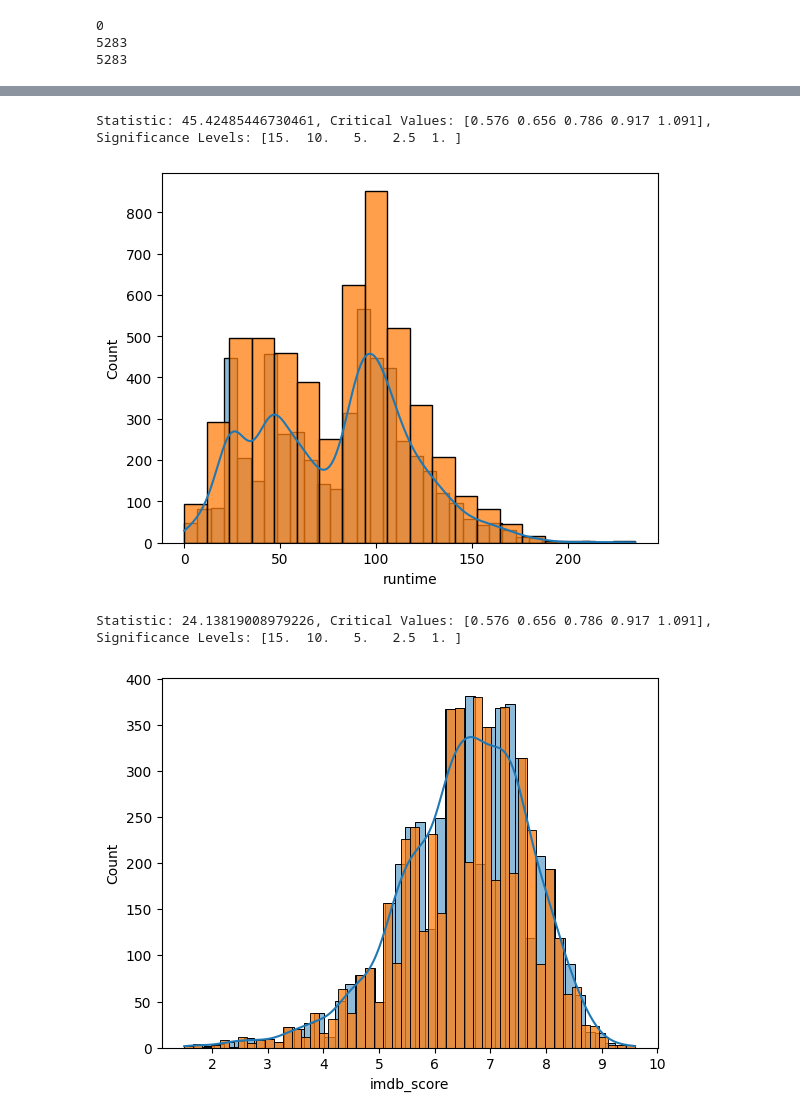
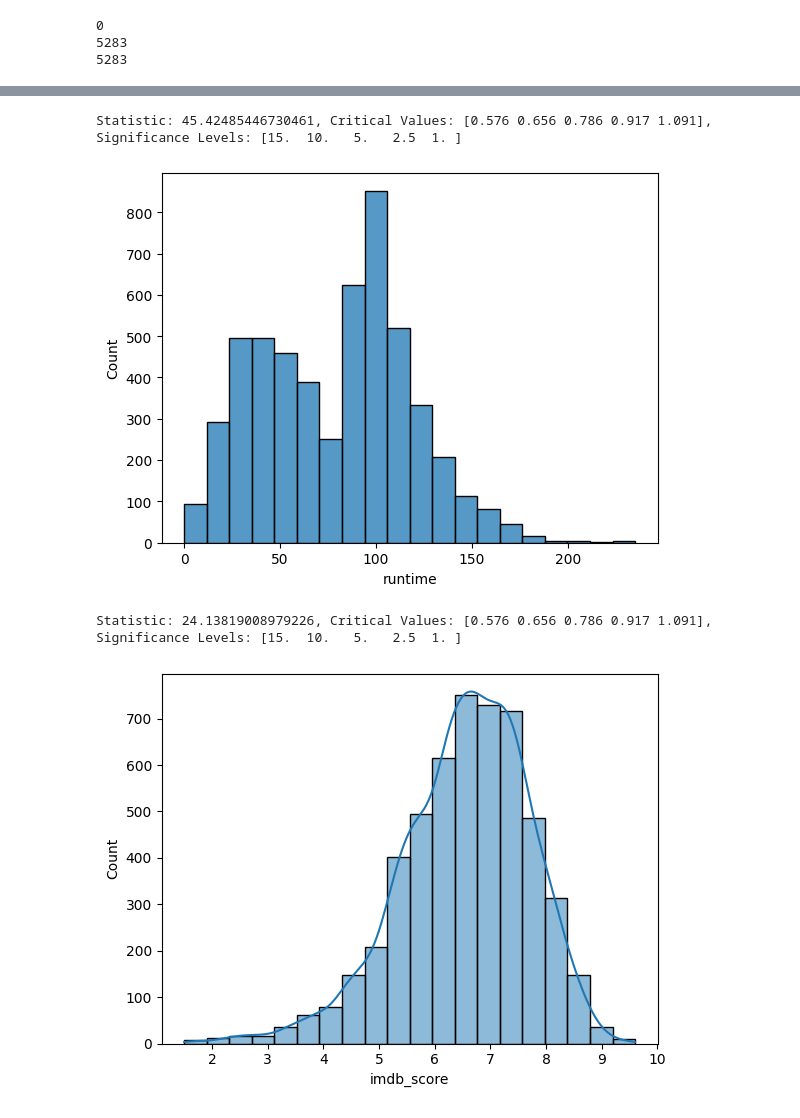
Before and after one commit to AllaKop/Netflix_IMDB_Scores, a Jupyter notebook: Netflix.ipynb, the cells around one changed output, grey strips where cells are left out. Drawn from its saved outputs; the diff is of its cells as text; code cells hidden in the pictures.

```diff
--- a/Netflix.ipynb
+++ b/Netflix.ipynb
@@ -2,8 +2,8 @@
 import pandas as pd
 # %%
 file_path = "/Users/akopiichenko/Desktop/Netflix_IMDB_Scores/Netflix_TV_Shows_and_Movies.csv"
-Netflix = pd.read_csv(file_path)
-print(Netflix.head(5))
+netflix = pd.read_csv(file_path)
+print(netflix.head(5))
 # %% [output]
    index        id                            title   type  \
 0      0   tm84618                      Taxi Driver  MOVIE
@@ -83,37 +78,31 @@ Statistic: 519.1704687894171, Critical Values: [0.576 0.656 0.786 0.917 1.091],
 # %%
 """Chech normal runtime"""
 
-# теж саме перевірити runtime та imdb_score, imdb_votes
-
 import seaborn as sns
 
-sns.histplot(Netflix['runtime'], kde=True)
-sns.histplot(Netflix['runtime'], bins=20)
+sns.histplot(netflix['runtime'], bins=20)
 
 from scipy.stats import anderson
 
-result = anderson(Netflix['runtime'])
+result = anderson(netflix['runtime'])
 print(f'Statistic: {result.statistic}, Critical Values: {result.critical_values}, Significance Levels: {result.significance_level}')
 # %% [output]
 Statistic: 45.42485446730461, Critical Values: [0.576 0.656 0.786 0.917 1.091], Significance Levels: [15.  10.   5.   2.5  1. ]
-[figure, old version]
+[figure, new version]
 # %%
 """Chech normal imdb_scroe"""
 
-# теж саме перевірити runtime та imdb_score, imdb_votes
-
 import seaborn as sns
 
-sns.histplot(Netflix['imdb_score'], kde=True)
-sns.histplot(Netflix['imdb_score'], bins=50)
+sns.histplot(netflix['imdb_score'], kde=True, bins=20)
 
 from scipy.stats import anderson
 
-result = anderson(Netflix['imdb_score'])
+result = anderson(netflix['imdb_score'])
 print(f'Statistic: {result.statistic}, Critical Values: {result.critical_values}, Significance Levels: {result.significance_level}')
 # %% [output]
 Statistic: 24.13819008979226, Critical Values: [0.576 0.656 0.786 0.917 1.091], Significance Levels: [15.  10.   5.   2.5  1. ]
-[figure, old version]
+[figure, new version]
 # %%
 """Chech normal imdb_votes"""
 
```
Also changed, not shown: parts of 6 cells of this notebook.
